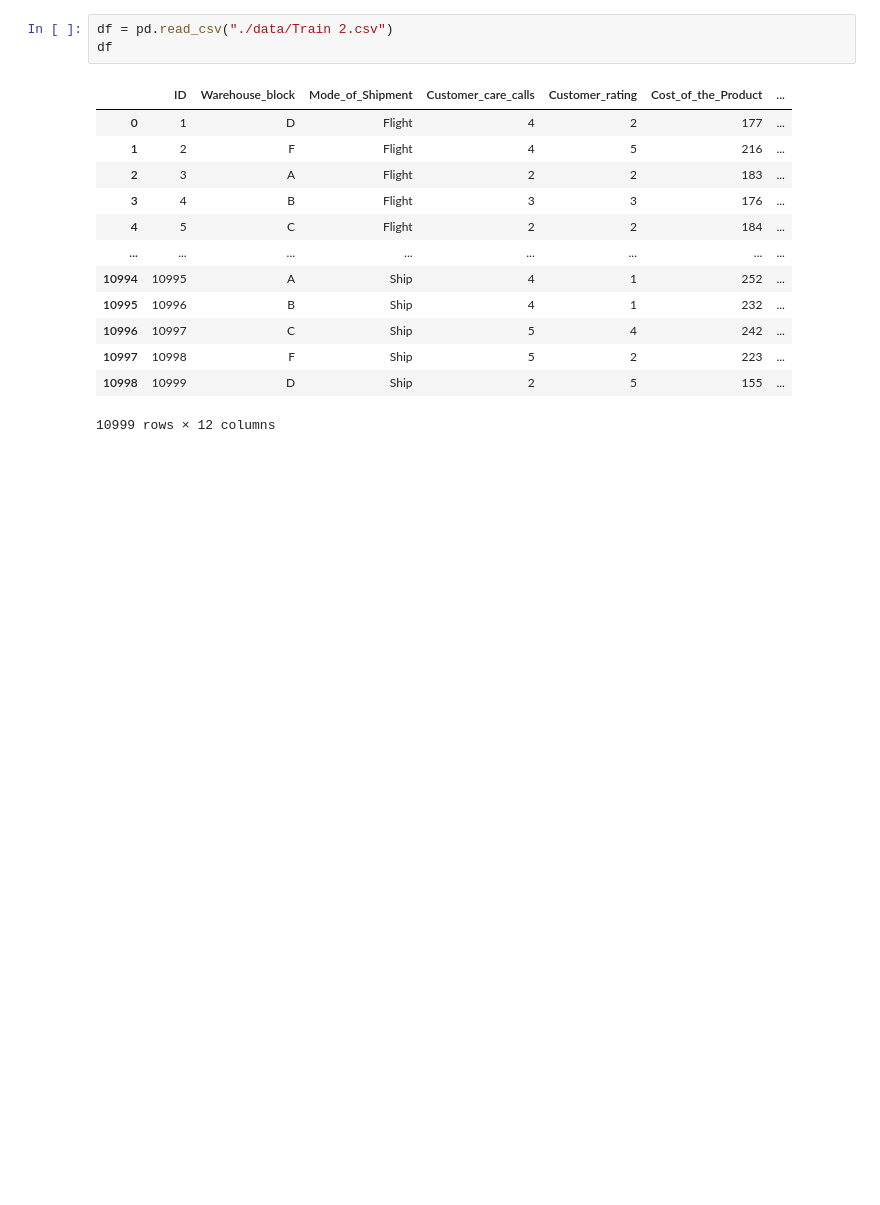
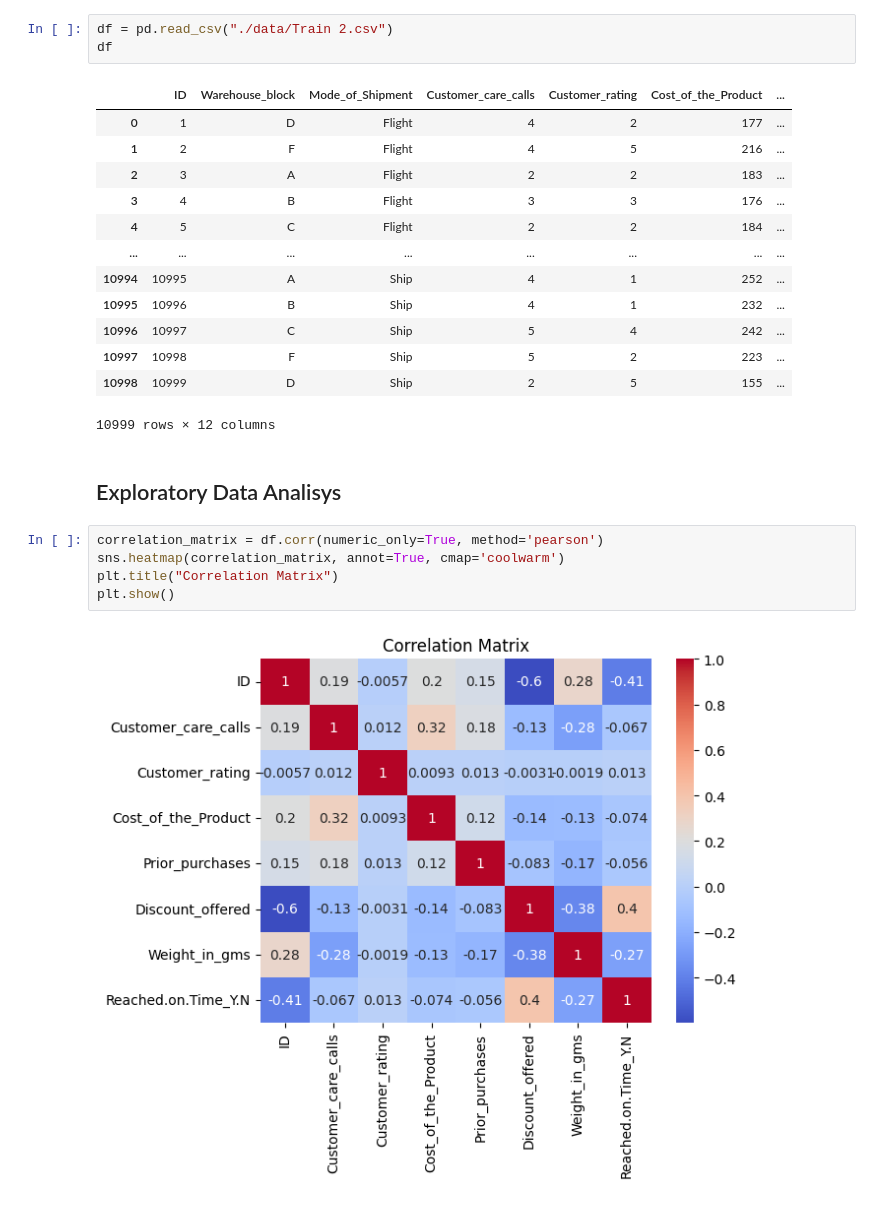
Before and after one commit to gusanitor8/Lab1-MLOps, a Jupyter notebook: Lab1.ipynb, the cells around one changed output. Drawn from its saved outputs; the diff is of its cells as text; blank space fills up the shorter version.

```diff
--- a/Lab1.ipynb
+++ b/Lab1.ipynb
@@ -55,3 +57,12 @@ df
 | 10997 | 10998 | F | Ship | 5 | 2 | 223 | ... |
 | 10998 | 10999 | D | Ship | 2 | 5 | 155 | ... |
 10999 rows × 12 columns
+# %% [markdown]
+## Exploratory Data Analisys
+# %%
+correlation_matrix = df.corr(numeric_only=True, method='pearson')
+sns.heatmap(correlation_matrix, annot=True, cmap='coolwarm')
+plt.title("Correlation Matrix")
+plt.show()
+# %% [output]
+[figure, added]
```
Also changed, not shown: parts of 1 cell of this notebook.
